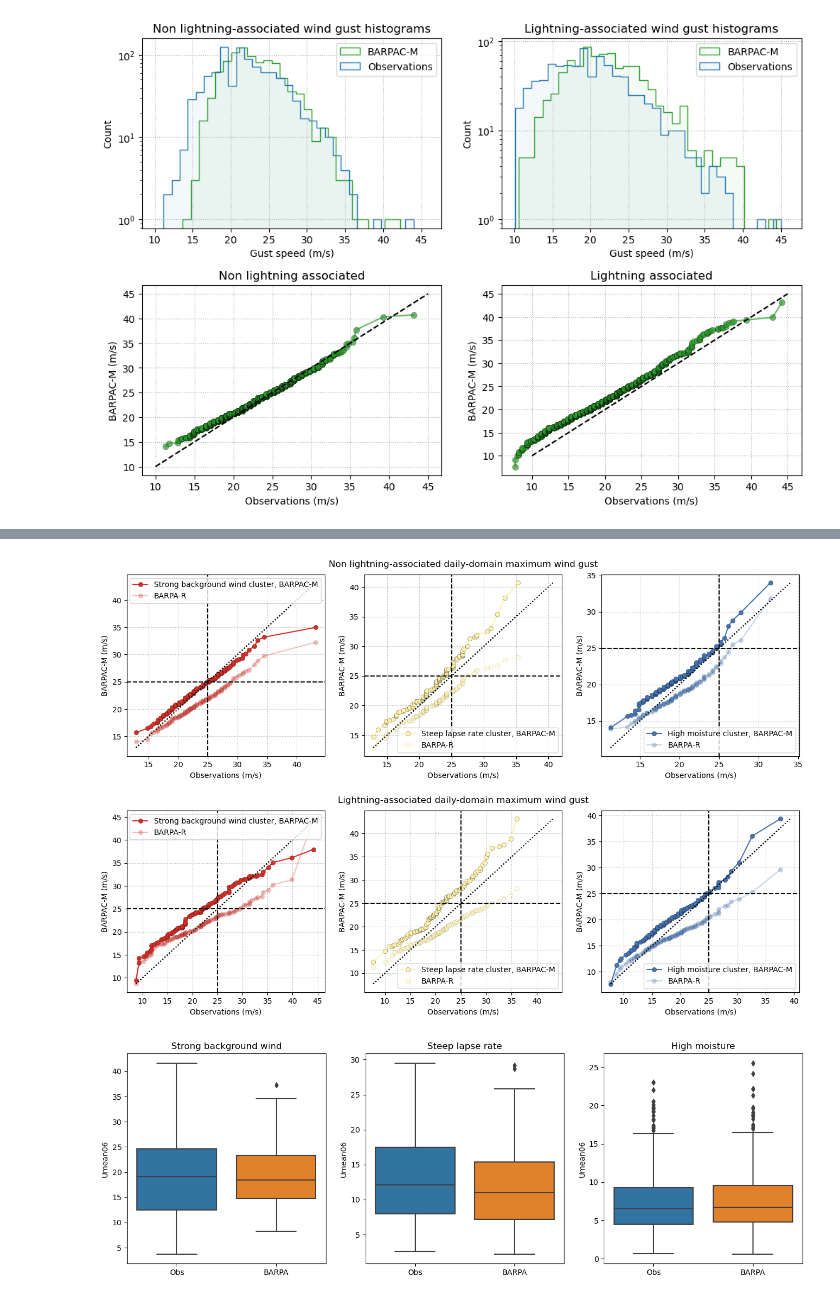
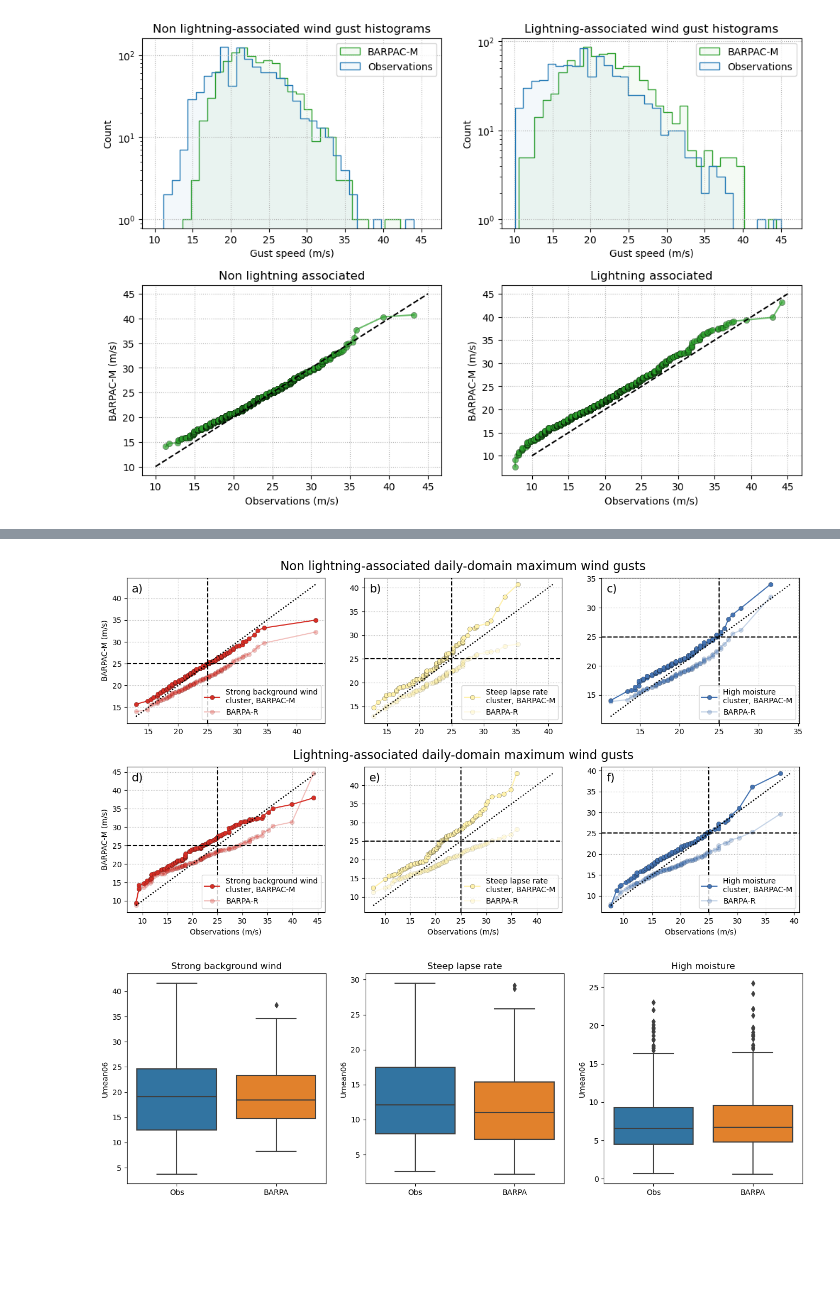
Before and after one commit to andrewbrown31/BARPA, a Jupyter notebook: wind_gust_analysis/analysis_10min_gusts.ipynb, the cells around one changed output, grey strips where cells are left out. Drawn from its saved outputs; the diff is of its cells as text; code cells hidden in the pictures; blank space fills up the shorter version.

```diff
--- a/wind_gust_analysis/analysis_10min_gusts.ipynb
+++ b/wind_gust_analysis/analysis_10min_gusts.ipynb
@@ -322,94 +614,89 @@ def plot_qq(df1,col1,df2,col2,label="",p=1000,color="tab:blue",alpha=1):
     plt.plot([np.min([values1.min(),values2.min()]),np.max([values1.max(),values2.max()])],
              [np.min([values1.min(),values2.min()]),np.max([values1.max(),values2.max()])],color="k",ls=":")
     plt.gca().grid(ls=":")
-    plt.legend()
+    plt.legend(loc=4)
 # %%
-plt.figure(figsize=[16,10])
+plt.figure(figsize=[16,8])
 
 plt.subplot(2,3,1)
 plot_qq(dmax_obs_nonconv.query("cluster_era5==1"),"gust",
         dmax_2p2km_nonconv.query("cluster==1"),"wg10_2p2km_point",
-        p=100,color=plt.get_cmap("RdYlBu")(0.1),label="Strong background wind cluster, BARPAC-M")
+        p=100,color=plt.get_cmap("RdYlBu")(0.1),label="Strong background wind\ncluster, BARPAC-M")
 plot_qq(dmax_obs_nonconv.query("cluster_era5==1"),"gust",
         dmax_12km_nonconv.query("cluster==1"),"wg10_12km_point",
         p=100,color=plt.get_cmap("RdYlBu")(0.1),label="BARPA-R",alpha=0.3)
-plt.xlabel("Observations (m/s)")
 plt.ylabel("BARPAC-M (m/s)")
 plt.gca().axhline(25,ls="--",color="k")
 plt.gca().axvline(25,ls="--",color="k")
+plt.text(0.025,0.90,"a)",transform=plt.gca().transAxes,size=15)
 
 plt.subplot(2,3,2)
 plot_qq(dmax_obs_nonconv.query("cluster_era5==2"),"gust",
         dmax_2p2km_nonconv.query("cluster==2"),"wg10_2p2km_point",
-        p=100,color=plt.get_cmap("RdYlBu")(0.46),label="Steep lapse rate cluster, BARPAC-M")
+        p=100,color=plt.get_cmap("RdYlBu")(0.46),label="Steep lapse rate\ncluster, BARPAC-M")
 
 plot_qq(dmax_obs_nonconv.query("cluster_era5==2"),"gust",
         dmax_12km_nonconv.query("cluster==2"),"wg10_12km_point",
         p=100,color=plt.get_cmap("RdYlBu")(0.46),label="BARPA-R",alpha=0.3)
-plt.xlabel("Observations (m/s)")
-plt.ylabel("BARPAC-M (m/s)")
 plt.gca().axhline(25,ls="--",color="k")
 plt.gca().axvline(25,ls="--",color="k")
-plt.title("Non lightning-associated daily-domain maximum wind gust",pad=10)
+plt.title("Non lightning-associated daily-domain maximum wind gusts",pad=10,size=16)
+plt.text(0.025,0.90,"b)",transform=plt.gca().transAxes,size=15)
 
 plt.subplot(2,3,3)
 plot_qq(dmax_obs_nonconv.query("cluster_era5==0"),"gust",
         dmax_2p2km_nonconv.query("cluster==0"),"wg10_2p2km_point",
-        p=100,color=plt.get_cmap("RdYlBu")(0.9),label="High moisture cluster, BARPAC-M")
-
+        p=100,color=plt.get_cmap("RdYlBu")(0.9),label="High moisture\ncluster, BARPAC-M")
 plot_qq(dmax_obs_nonconv.query("cluster_era5==0"),"gust",
         dmax_12km_nonconv.query("cluster==0"),"wg10_12km_point",
         p=100,color=plt.get_cmap("RdYlBu")(0.9),label="BARPA-R",alpha=0.3)
-plt.xlabel("Observations (m/s)")
-plt.ylabel("BARPAC-M (m/s)")
 plt.gca().axhline(25,ls="--",color="k")
 plt.gca().axvline(25,ls="--",color="k")
+plt.text(0.025,0.90,"c)",transform=plt.gca().transAxes,size=15)
 
 plt.subplot(2,3,4)
 plot_qq(dmax_obs_conv.query("cluster_era5==1"),"gust",
         dmax_2p2km_conv.query("cluster==1"),"wg10_2p2km_point",
-        p=100,color=plt.get_cmap("RdYlBu")(0.1),label="Strong background wind cluster, BARPAC-M")
-
+        p=100,color=plt.get_cmap("RdYlBu")(0.1),label="Strong background wind\ncluster, BARPAC-M")
 plot_qq(dmax_obs_conv.query("cluster_era5==1"),"gust",
         dmax_12km_conv.query("cluster==1"),"wg10_12km_point",
         p=100,color=plt.get_cmap("RdYlBu")(0.1),label="BARPA-R",alpha=0.3)
 plt.xlabel("Observations (m/s)")
 plt.ylabel("BARPAC-M (m/s)")
 plt.gca().axhline(25,ls="--",color="k")
 plt.gca().axvline(25,ls="--",color="k")
+plt.text(0.025,0.90,"d)",transform=plt.gca().transAxes,size=15)
 
 plt.subplot(2,3,5)
 plot_qq(dmax_obs_conv.query("cluster_era5==2"),"gust",
         dmax_2p2km_conv.query("cluster==2"),"wg10_2p2km_point",
-        p=100,color=plt.get_cmap("RdYlBu")(0.46),label="Steep lapse rate cluster, BARPAC-M")
-
+        p=100,color=plt.get_cmap("RdYlBu")(0.46),label="Steep lapse rate\ncluster, BARPAC-M")
 plot_qq(dmax_obs_conv.query("cluster_era5==2"),"gust",
         dmax_12km_conv.query("cluster==2"),"wg10_12km_point",
         p=100,color=plt.get_cmap("RdYlBu")(0.46),label="BARPA-R",alpha=0.3)
 plt.xlabel("Observations (m/s)")
-plt.ylabel("BARPAC-M (m/s)")
 plt.gca().axhline(25,ls="--",color="k")
 plt.gca().axvline(25,ls="--",color="k")
-plt.title("Lightning-associated daily-domain maximum wind gust",pad=10)
+plt.title("Lightning-associated daily-domain maximum wind gusts",pad=10,size=16)
+plt.text(0.025,0.90,"e)",transform=plt.gca().transAxes,size=15)
 
 plt.subplot(2,3,6)
 plot_qq(dmax_obs_conv.query("cluster_era5==0"),"gust",
         dmax_2p2km_conv.query("cluster==0"),"wg10_2p2km_point",
-        p=100,color=plt.get_cmap("RdYlBu")(0.9),label="High moisture cluster, BARPAC-M")
-
+        p=100,color=plt.get_cmap("RdYlBu")(0.9),label="High moisture\ncluster, BARPAC-M")
 plot_qq(dmax_obs_conv.query("cluster_era5==0"),"gust",
         dmax_12km_conv.query("cluster==0"),"wg10_12km_point",
         p=100,color=plt.get_cmap("RdYlBu")(0.9),label="BARPA-R",alpha=0.3)
 plt.xlabel("Observations (m/s)")
-plt.ylabel("BARPAC-M (m/s)")
 plt.gca().axhline(25,ls="--",color="k")
 plt.gca().axvline(25,ls="--",color="k")
+plt.text(0.025,0.90,"f)",transform=plt.gca().transAxes,size=15)
 
 plt.subplots_adjust(hspace=0.3)
 
 plt.savefig("/g/data/eg3/ab4502/figs/barpa/cluster_qq.jpeg",dpi=400,bbox_inches="tight")
 # %% [output]
-[figure, old version]
+[figure, new version]
 # %%
 cluster_names = ["Strong background wind","Steep lapse rate","High moisture"]
 for v in ["Umean06","lr13","qmean01","s06"]:
```
Also changed, not shown: parts of 15 cells of this notebook, 4 other files.
